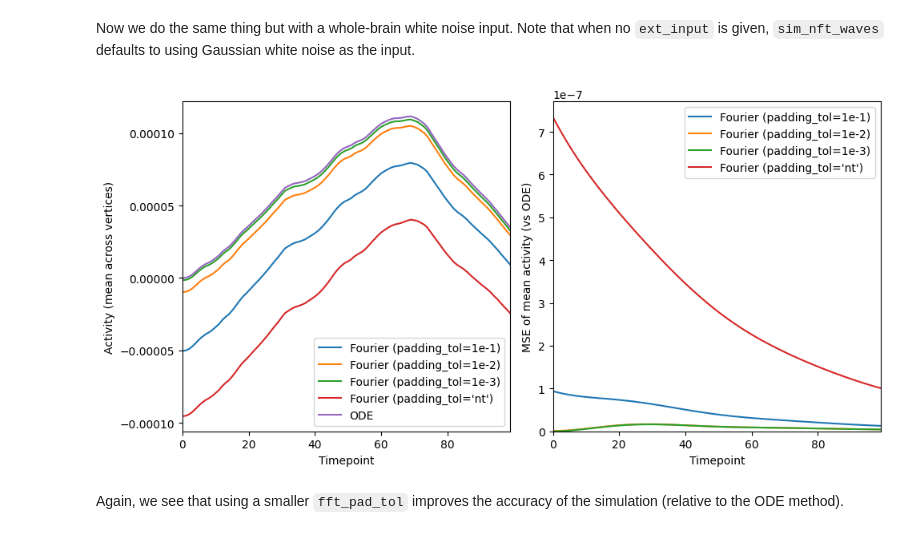
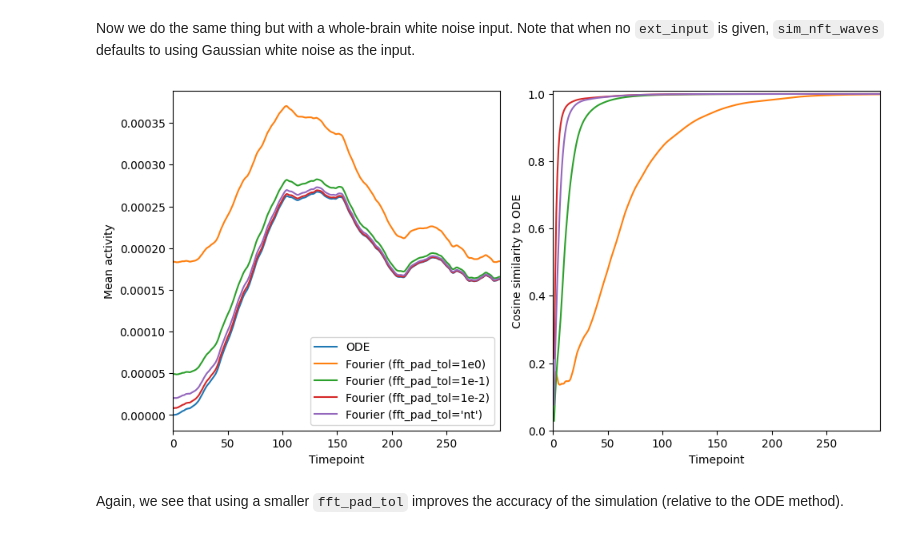
Before and after one commit to NSBLab/neuromodes, a Jupyter notebook: docs/validation/waves_fourier_padding.ipynb, the cells around one changed output. Drawn from its saved outputs; the diff is of its cells as text; code cells hidden in the pictures.

```diff
--- a/docs/validation/waves_fourier_padding.ipynb
+++ b/docs/validation/waves_fourier_padding.ipynb
@@ -151,9 +162,48 @@ the simulation (relative to the ODE method).
 Now we do the same thing but with a whole-brain white noise input. Note that when no `ext_input` is given,
 `sim_nft_waves` defaults to using Gaussian white noise as the input.
 # %%
+fig, axs = plt.subplots(1, 2, figsize=(10, 5))
+axs[1].set_prop_cycle(cycler('color', plt.get_cmap('tab10').colors[1:]))  # match left plot
+
+dt = 1e-4
 seed = 0
-ode = solver.sim_nft_waves(nt=nt, method='ode', dt=dt, gamma=gamma, seed=seed)
-fourier_nt = solver.sim_nft_waves(nt=nt, fft_pad_tol='nt', method='fourier', dt=dt, gamma=gamma, seed=seed)
-fourier_1e1 = solver.sim_nft_waves(nt=nt, fft_pad_tol=1e-1, method='fourier', dt=dt, gamma=gamma, seed=seed)
-fourier_1e2 = solver.sim_nft_waves(nt=nt, fft_pad_tol=1e-2, method='fourier', dt=dt, gamma=gamma, seed=seed)
-fourier_1e3 = solver.sim_nft_waves(nt=nt, fft_pad_tol=1e-3, method='fourier', dt=dt, gamma=gamma, seed=seed)
+nt = 300
+n_runs = 5
+
+for i in range(n_runs):
+    method = 'ode' if i == 0 else 'fourier'
+    fft_pad_tol = 'nt' if i in [0, n_runs - 1] else float(10**(1-i))
+    tol_str = "'nt'" if i == n_runs - 1 else f'1e{1-i}'
+    label = 'ODE' if i == 0 else f'Fourier (fft_pad_tol={tol_str})'
+
+    ts = solver.sim_nft_waves(
+        seed=seed,
+        nt=nt,
+        method=method,
+        dt=dt,
+        fft_pad_tol=fft_pad_tol,
+        n_jobs=1 if method=='ode' else -1
+        )
+
+    axs[0].plot(meanw(ts, solver.mass), label=label)
+
+    if i == 0:
+        ode_ts = ts.copy()
+    else:
+        cos_ts = [1-cdistw(
+            ode_ts[:, j], ts[:, j], solver.mass, metric='cosine'
+            )[0,0] for j in range(nt)]
+        axs[1].plot(cos_ts, label=label)
+
+axs[0].set_xlabel('Timepoint')
+axs[0].set_ylabel('Mean activity')
+axs[0].set_xlim(0, nt-1)
+axs[0].legend()
+axs[1].set_xlabel('Timepoint')
+axs[1].set_ylabel('Cosine similarity to ODE')
+axs[1].set_xlim(0, nt-1)
+axs[1].set_ylim(0, 1.01)
+plt.tight_layout()
+plt.show()
+# %% [output]
+[figure, added]
@@ -165,28 +210,3 @@ mse_nt = meanw((ode - fourier_nt)**2, solver.mass)
-# %%
-# above plots but as a single figure
-fig, axs = plt.subplots(1, 2, figsize=(10, 5))
-axs[0].plot(meanw(fourier_1e1, solver.mass), label='Fourier (fft_pad_tol=1e-1)')
-axs[0].plot(meanw(fourier_1e2, solver.mass), label='Fourier (fft_pad_tol=1e-2)')
-axs[0].plot(meanw(fourier_1e3, solver.mass), label='Fourier (fft_pad_tol=1e-3)')
-axs[0].plot(meanw(fourier_nt, solver.mass), label="Fourier (fft_pad_tol='nt')")
-axs[0].plot(meanw(ode, solver.mass), label='ODE')
-axs[0].set_xlabel('Timepoint')
-axs[0].set_ylabel('Activity (mean across vertices)')
-axs[0].set_xlim(0, nt-1)
-axs[0].legend()
-axs[1].plot(mse_1e1, label='Fourier (fft_pad_tol=1e-1)')
-axs[1].plot(mse_1e2, label='Fourier (fft_pad_tol=1e-2)')
-axs[1].plot(mse_1e3, label='Fourier (fft_pad_tol=1e-3)')
-axs[1].plot(mse_nt, label="Fourier (fft_pad_tol='nt')")
-axs[1].set_xlabel('Timepoint')
-axs[1].set_ylabel('MSE of mean activity (vs ODE)')
-axs[1].set_xlim(0, nt-1)
-axs[1].set_ylim(bottom=0)
-axs[1].legend()
-plt.tight_layout()
-plt.show()
-# %% [output]
-[figure, removed]
 # %% [markdown]
 Again, we see that using a smaller `fft_pad_tol` improves the accuracy of the simulation
 (relative to the ODE method).
```
Also changed, not shown: parts of 10 cells of this notebook, 1 other file.
